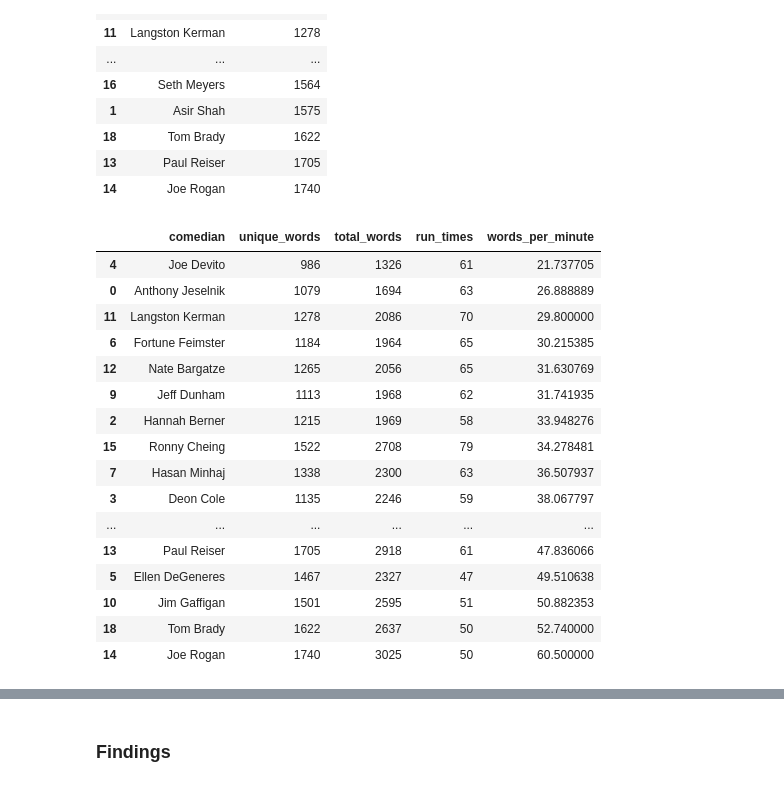
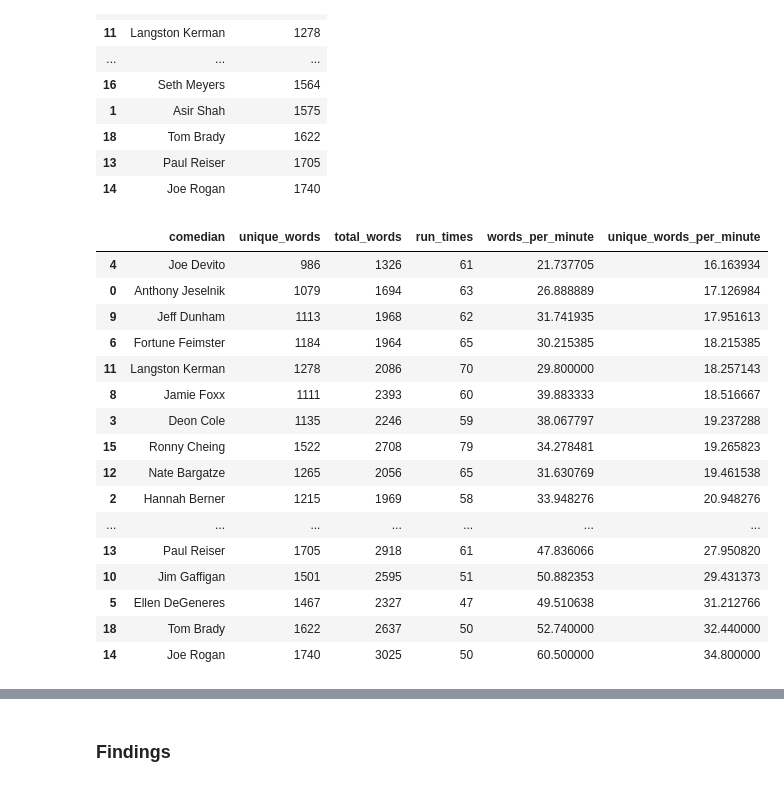
Before and after one commit to agamduggal/DataScienceAppl_NLP, a Jupyter notebook: NLP_in_Python_3_Exploratory_Data_Analysis.ipynb, the cells around one changed output, grey strips where cells are left out. Cells and saved outputs as stored; diff of their text form; code cells hidden in the pictures.

```diff
--- a/NLP_in_Python_3_Exploratory_Data_Analysis.ipynb
+++ b/NLP_in_Python_3_Exploratory_Data_Analysis.ipynb
@@ -284,41 +284,42 @@ data_unique_sort
 # %%
 # Calculate the words per minute of each comedian
 
 # Find the total number of words that a comedian uses
 total_list = []
 for comedian in data.columns:
     totals = sum(data[comedian])
     total_list.append(totals)
 
 # Comedy special run times from IMDB, in minutes
 run_times = [63, 68, 58, 59, 61, 47, 65, 63, 60, 62, 51, 70, 65, 61, 50, 79, 67, 50, 50]
 
 # Let's add some columns to our dataframe
 data_words['total_words'] = total_list
 data_words['run_times'] = run_times
 data_words['words_per_minute'] = data_words['total_words'] / data_words['run_times']
+data_words['unique_words_per_minute'] = data_words['unique_words'] / data_words['run_times']
 
 # Sort the dataframe by words per minute to see who talks the slowest and fastest
-data_wpm_sort = data_words.sort_values(by='words_per_minute')
+data_wpm_sort = data_words.sort_values(by='unique_words_per_minute')
 data_wpm_sort
 # %% [output]
-|  | comedian | unique_words | total_words | run_times | words_per_minute |
-| 4 | Joe Devito | 986 | 1326 | 61 | 21.737705 |
-| 0 | Anthony Jeselnik | 1079 | 1694 | 63 | 26.888889 |
-| 11 | Langston Kerman | 1278 | 2086 | 70 | 29.800000 |
-| 6 | Fortune Feimster | 1184 | 1964 | 65 | 30.215385 |
-| 12 | Nate Bargatze | 1265 | 2056 | 65 | 31.630769 |
-| 9 | Jeff Dunham | 1113 | 1968 | 62 | 31.741935 |
-| 2 | Hannah Berner | 1215 | 1969 | 58 | 33.948276 |
-| 15 | Ronny Cheing | 1522 | 2708 | 79 | 34.278481 |
-| 7 | Hasan Minhaj | 1338 | 2300 | 63 | 36.507937 |
-| 3 | Deon Cole | 1135 | 2246 | 59 | 38.067797 |
-| ... | ... | ... | ... | ... | ... |
-| 13 | Paul Reiser | 1705 | 2918 | 61 | 47.836066 |
-| 5 | Ellen DeGeneres | 1467 | 2327 | 47 | 49.510638 |
-| 10 | Jim Gaffigan | 1501 | 2595 | 51 | 50.882353 |
-| 18 | Tom Brady | 1622 | 2637 | 50 | 52.740000 |
-| 14 | Joe Rogan | 1740 | 3025 | 50 | 60.500000 |
+|  | comedian | unique_words | total_words | run_times | words_per_minute | unique_words_per_minute |
+| 4 | Joe Devito | 986 | 1326 | 61 | 21.737705 | 16.163934 |
+| 0 | Anthony Jeselnik | 1079 | 1694 | 63 | 26.888889 | 17.126984 |
+| 9 | Jeff Dunham | 1113 | 1968 | 62 | 31.741935 | 17.951613 |
+| 6 | Fortune Feimster | 1184 | 1964 | 65 | 30.215385 | 18.215385 |
+| 11 | Langston Kerman | 1278 | 2086 | 70 | 29.800000 | 18.257143 |
+| 8 | Jamie Foxx | 1111 | 2393 | 60 | 39.883333 | 18.516667 |
+| 3 | Deon Cole | 1135 | 2246 | 59 | 38.067797 | 19.237288 |
+| 15 | Ronny Cheing | 1522 | 2708 | 79 | 34.278481 | 19.265823 |
+| 12 | Nate Bargatze | 1265 | 2056 | 65 | 31.630769 | 19.461538 |
+| 2 | Hannah Berner | 1215 | 1969 | 58 | 33.948276 | 20.948276 |
+| ... | ... | ... | ... | ... | ... | ... |
+| 13 | Paul Reiser | 1705 | 2918 | 61 | 47.836066 | 27.950820 |
+| 10 | Jim Gaffigan | 1501 | 2595 | 51 | 50.882353 | 29.431373 |
+| 5 | Ellen DeGeneres | 1467 | 2327 | 47 | 49.510638 | 31.212766 |
+| 18 | Tom Brady | 1622 | 2637 | 50 | 52.740000 | 32.440000 |
+| 14 | Joe Rogan | 1740 | 3025 | 50 | 60.500000 | 34.800000 |
 # %%
 # Let's plot our findings
 import numpy as np
```
Also changed, not shown: parts of 11 cells of this notebook.
